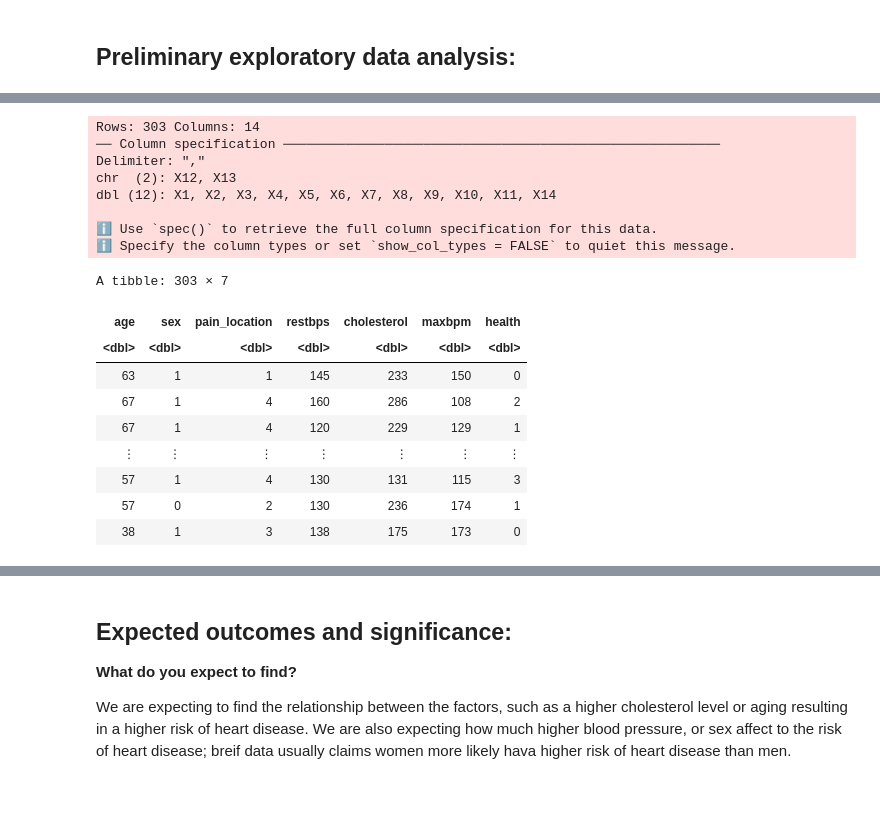
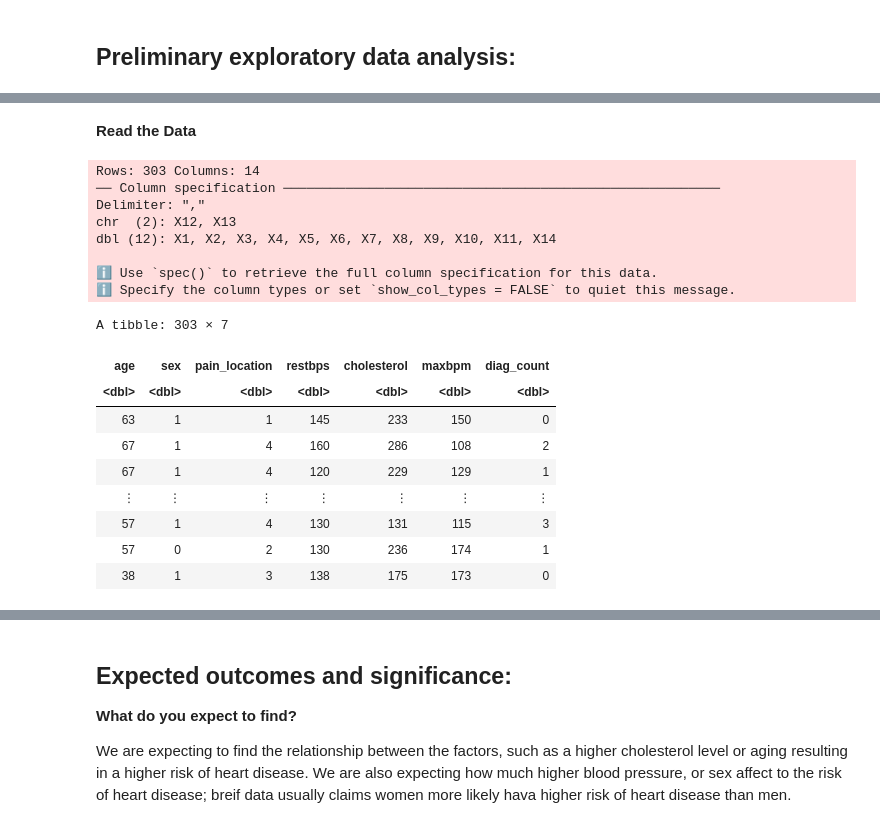
Before and after one commit to dawon020411/dsci-project-004, a Jupyter notebook: heart_data.ipynb, the cells around one changed output, grey strips where cells are left out. Drawn from its saved outputs; the diff is of its cells as text; code cells hidden in the pictures; blank space fills up the shorter version.

```diff
--- a/heart_data.ipynb
+++ b/heart_data.ipynb
@@ -40,20 +24,22 @@ options(repr.matrix.max.rows = 6)
+# %% [markdown]
+**Read the Data**
 # %%
 heart_data <- read_csv("processed.cleveland.csv", col_names = FALSE) |>
 select(X1, X2, X3, X4, X5, X8, X14)
 
-colnames(heart_data) <- make.names(c("age", "sex", "pain_location", "restbps", "cholesterol", "maxbpm", "health"))
+colnames(heart_data) <- make.names(c("age", "sex", "pain_location", "restbps", "cholesterol", "maxbpm", "diag_count"))
 heart_data
 # %% [output]
 Rows: 303 Columns: 14
 ── Column specification ────────────────────────────────────────────────────────
 Delimiter: ","
 chr  (2): X12, X13
 dbl (12): X1, X2, X3, X4, X5, X6, X7, X8, X9, X10, X11, X14
 
 ℹ Use `spec()` to retrieve the full column specification for this data.
 ℹ Specify the column types or set `show_col_types = FALSE` to quiet this message.
 A tibble: 303 × 7
-| age | sex | pain_location | restbps | cholesterol | maxbpm | health |
+| age | sex | pain_location | restbps | cholesterol | maxbpm | diag_count |
 | <dbl> | <dbl> | <dbl> | <dbl> | <dbl> | <dbl> | <dbl> |
 | 63 | 1 | 1 | 145 | 233 | 150 | 0 |
 | 67 | 1 | 4 | 160 | 286 | 108 | 2 |
```
Also changed, not shown: parts of 13 cells of this notebook.
